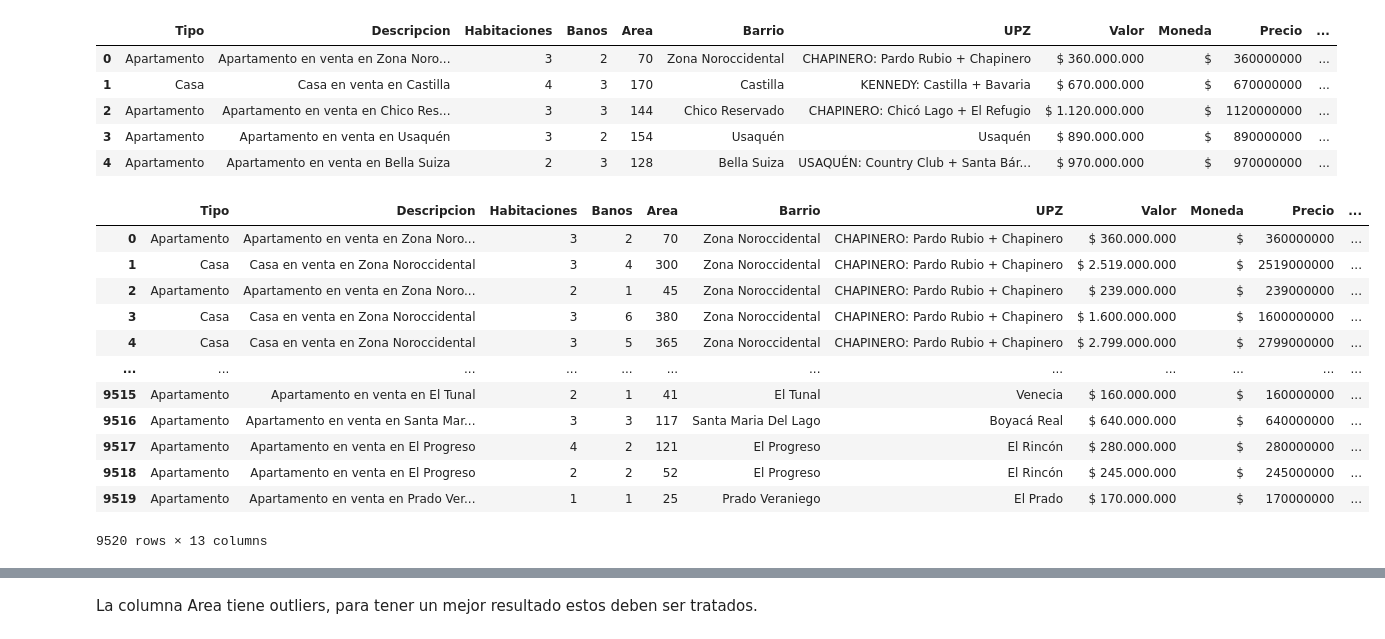
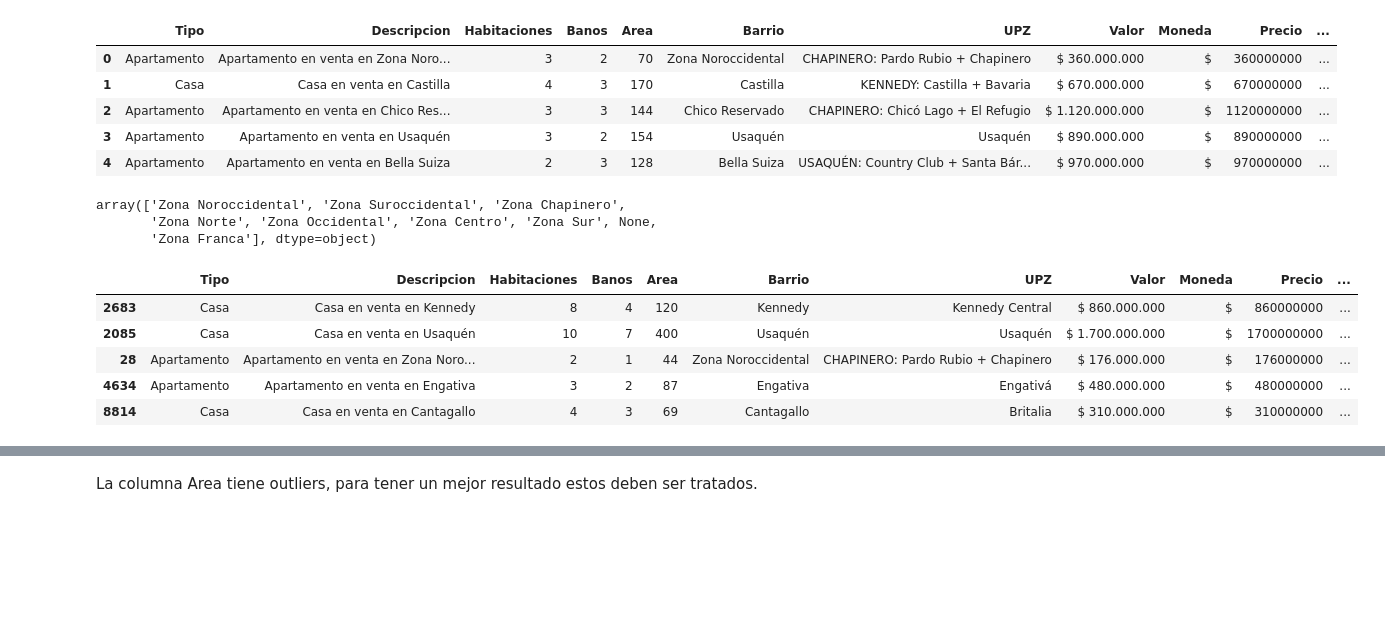
Before and after one commit to GabyLE/Inmersion-en-datos-Alura, a Jupyter notebook: Clase_2/Inmersion-alura-clase2.ipynb, the cells around one changed output, grey strips where cells are left out. Cells and saved outputs as stored; diff of their text form; code cells hidden in the pictures; blank space fills up the shorter version.

```diff
--- a/Clase_2/Inmersion-alura-clase2.ipynb
+++ b/Clase_2/Inmersion-alura-clase2.ipynb
@@ -296,7 +302,7 @@ m2_barrio
 # %%
 # En qué zona de Bogotá se ubica cada barrio
 # cargar data set original para extraer la zona en la que se ubica el inmueble
-inmuebles_original = pd.read_csv('inmuebles.csv')
+inmuebles_original = pd.read_csv('../data/inmuebles.csv')
 inmuebles_original.info() # verifica que tiene mismo número de filas
 # %% [output]
 <class 'pandas.core.frame.DataFrame'>
@@ -355,24 +363,23 @@ inmuebles.head()
 | 2 | Apartamento | Apartamento en venta en Chico Res... | 3 | 3 | 144 | Chico Reservado | CHAPINERO: Chicó Lago + El Refugio | $ 1.120.000.000 | $ | 1120000000 | ... |
 | 3 | Apartamento | Apartamento en venta en Usaquén | 3 | 2 | 154 | Usaquén | Usaquén | $ 890.000.000 | $ | 890000000 | ... |
 | 4 | Apartamento | Apartamento en venta en Bella Suiza | 2 | 3 | 128 | Bella Suiza | USAQUÉN: Country Club + Santa Bár... | $ 970.000.000 | $ | 970000000 | ... |
+# %%
+inmuebles['Zona'].unique() # zonas en el dataset
+# %% [output]
+array(['Zona Noroccidental', 'Zona Suroccidental', 'Zona Chapinero',
+       'Zona Norte', 'Zona Occidental', 'Zona Centro', 'Zona Sur', None,
+       'Zona Franca'], dtype=object)
 # %%
 import numpy as np
 # %%
-# add price to dataset
+# añadir precio del m2 al df
 inmuebles = pd.merge(inmuebles, m2_barrio, on='Barrio')
-inmuebles
+inmuebles.sample(5)
 # %% [output]
 |  | Tipo | Descripcion | Habitaciones | Banos | Area | Barrio | UPZ | Valor | Moneda | Precio | ... |
-| 0 | Apartamento | Apartamento en venta en Zona Noro... | 3 | 2 | 70 | Zona Noroccidental | CHAPINERO: Pardo Rubio + Chapinero | $ 360.000.000 | $ | 360000000 | ... |
-| 1 | Casa | Casa en venta en Zona Noroccidental | 3 | 4 | 300 | Zona Noroccidental | CHAPINERO: Pardo Rubio + Chapinero | $ 2.519.000.000 | $ | 2519000000 | ... |
-| 2 | Apartamento | Apartamento en venta en Zona Noro... | 2 | 1 | 45 | Zona Noroccidental | CHAPINERO: Pardo Rubio + Chapinero | $ 239.000.000 | $ | 239000000 | ... |
-| 3 | Casa | Casa en venta en Zona Noroccidental | 3 | 6 | 380 | Zona Noroccidental | CHAPINERO: Pardo Rubio + Chapinero | $ 1.600.000.000 | $ | 1600000000 | ... |
-| 4 | Casa | Casa en venta en Zona Noroccidental | 3 | 5 | 365 | Zona Noroccidental | CHAPINERO: Pardo Rubio + Chapinero | $ 2.799.000.000 | $ | 2799000000 | ... |
-| ... | ... | ... | ... | ... | ... | ... | ... | ... | ... | ... | ... |
-| 9515 | Apartamento | Apartamento en venta en El Tunal | 2 | 1 | 41 | El Tunal | Venecia | $ 160.000.000 | $ | 160000000 | ... |
-| 9516 | Apartamento | Apartamento en venta en Santa Mar... | 3 | 3 | 117 | Santa Maria Del Lago | Boyacá Real | $ 640.000.000 | $ | 640000000 | ... |
-| 9517 | Apartamento | Apartamento en venta en El Progreso | 4 | 2 | 121 | El Progreso | El Rincón | $ 280.000.000 | $ | 280000000 | ... |
-| 9518 | Apartamento | Apartamento en venta en El Progreso | 2 | 2 | 52 | El Progreso | El Rincón | $ 245.000.000 | $ | 245000000 | ... |
-| 9519 | Apartamento | Apartamento en venta en Prado Ver... | 1 | 1 | 25 | Prado Veraniego | El Prado | $ 170.000.000 | $ | 170000000 | ... |
+| 2683 | Casa | Casa en venta en Kennedy | 8 | 4 | 120 | Kennedy | Kennedy Central | $ 860.000.000 | $ | 860000000 | ... |
+| 2085 | Casa | Casa en venta en Usaquén | 10 | 7 | 400 | Usaquén | Usaquén | $ 1.700.000.000 | $ | 1700000000 | ... |
+| 28 | Apartamento | Apartamento en venta en Zona Noro... | 2 | 1 | 44 | Zona Noroccidental | CHAPINERO: Pardo Rubio + Chapinero | $ 176.000.000 | $ | 176000000 | ... |
+| 4634 | Apartamento | Apartamento en venta en Engativa | 3 | 2 | 87 | Engativa | Engativá | $ 480.000.000 | $ | 480000000 | ... |
+| 8814 | Casa | Casa en venta en Cantagallo | 4 | 3 | 69 | Cantagallo | Britalia | $ 310.000.000 | $ | 310000000 | ... |
-9520 rows × 13 columns
 # %%
```
Also changed, not shown: parts of 21 cells of this notebook, 13 other files.
